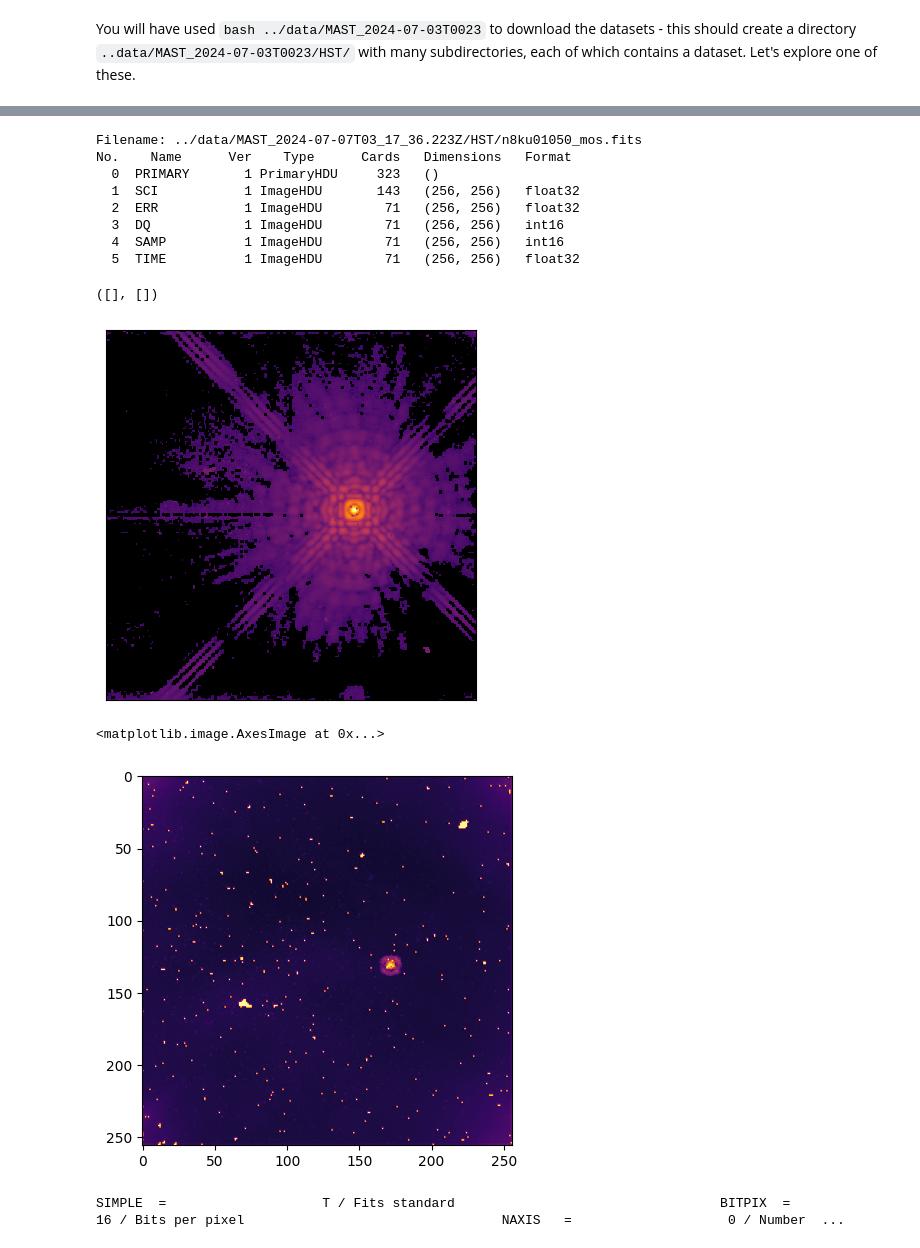
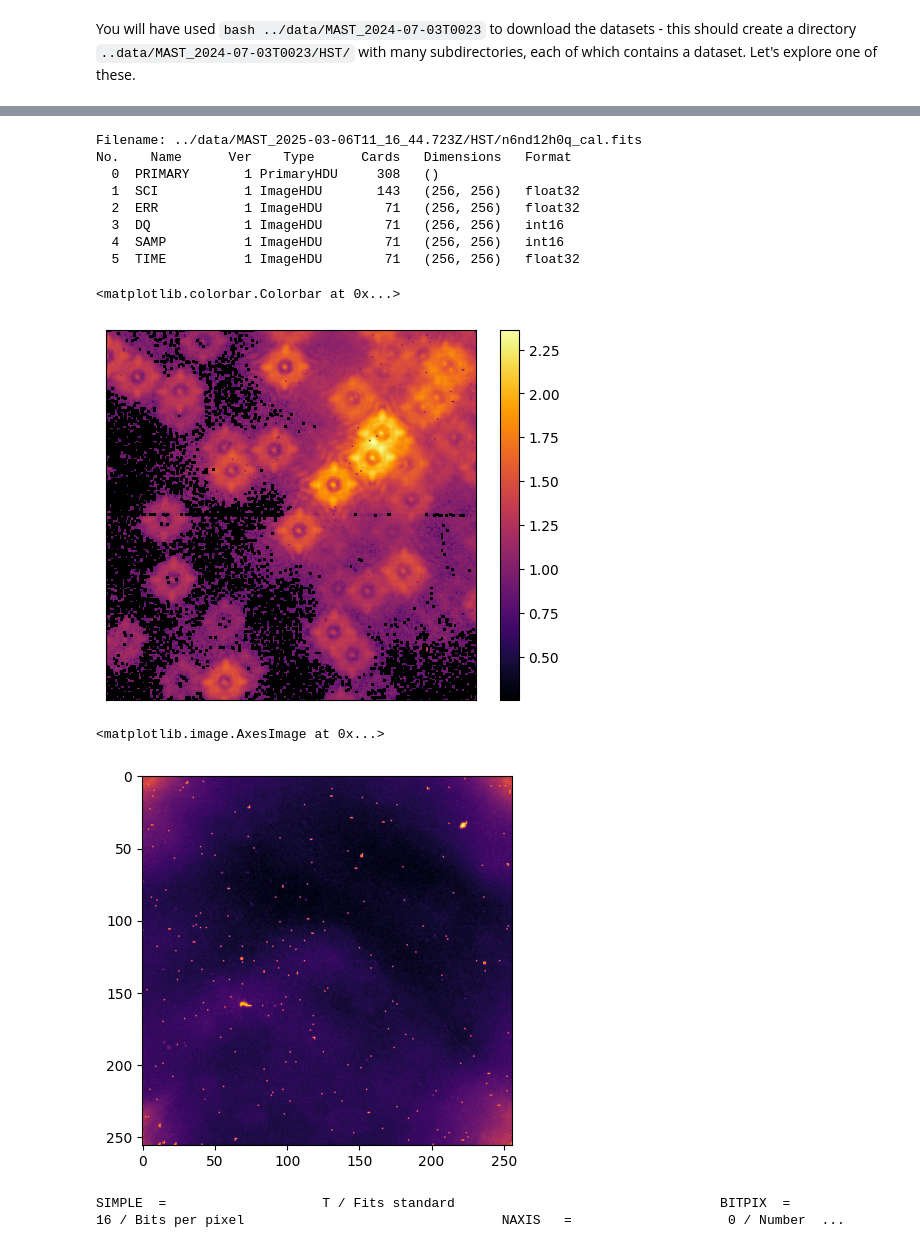
Before and after one commit to h-greer/hubble, a Jupyter notebook: notebooks/load_data.ipynb, the cells around one changed output, grey strips where cells are left out. Cells and saved outputs as stored; diff of their text form; code cells hidden in the pictures.

```diff
--- a/notebooks/load_data.ipynb
+++ b/notebooks/load_data.ipynb
@@ -46,6 +46,11 @@ fname = ddir + 'HST/N43CA5010/n43ca5010_mos.fits'
 ddir = '../data/MAST_2024-07-07T03_17_36.223Z/'
 fname = ddir + 'HST/n8ku01050_mos.fits'
 
+ddir = "../data/MAST_2025-03-06T11_16_44.723Z/HST/"
+fname = ddir + 'n6nd12goq_cal.fits'
+fname = ddir + 'n6nd12h0q_cal.fits'
+
+
 data = fits.getdata(fname, ext=1)
 data.shape
 print(np.max(data))
@@ -94,9 +99,9 @@ hdul =fits.open(fname)
 hdul.info()
 hdul.close()
 # %% [output]
-Filename: ../data/MAST_2024-07-07T03_17_36.223Z/HST/n8ku01050_mos.fits
+Filename: ../data/MAST_2025-03-06T11_16_44.723Z/HST/n6nd12h0q_cal.fits
 No.    Name      Ver    Type      Cards   Dimensions   Format
-  0  PRIMARY       1 PrimaryHDU     323   ()
+  0  PRIMARY       1 PrimaryHDU     308   ()
   1  SCI           1 ImageHDU       143   (256, 256)   float32
   2  ERR           1 ImageHDU        71   (256, 256)   float32
   3  DQ            1 ImageHDU        71   (256, 256)   int16
@@ -105,15 +110,16 @@ No.    Name      Ver    Type      Cards   Dimensions   Format
 # %%
 plt.imshow(data**0.125,cmap=cmap,origin='lower')
 plt.xticks([])
 plt.yticks([])
+plt.colorbar()
 # %% [output]
-([], [])
+<matplotlib.colorbar.Colorbar at 0x...>
-[figure, old version]
+[figure, new version]
 # %%
 plt.imshow(err**0.125,cmap=cmap)
 # %% [output]
 <matplotlib.image.AxesImage at 0x...>
-[figure, old version]
+[figure, new version]
 # %%
 hdr = fits.getheader(fname, ext=0) # this is the overall header - with lots of metadata
 print(hdr)
```
Also changed, not shown: parts of 9 cells of this notebook, 6 other files.
